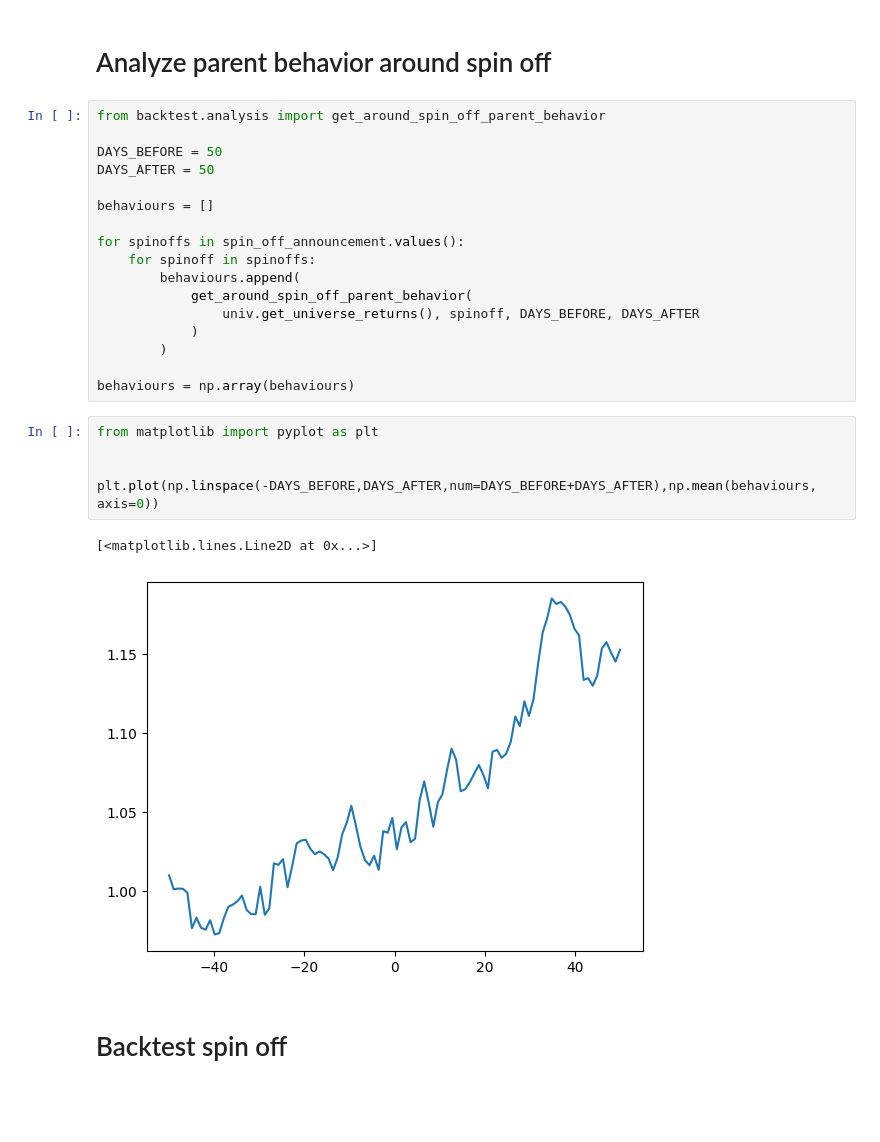
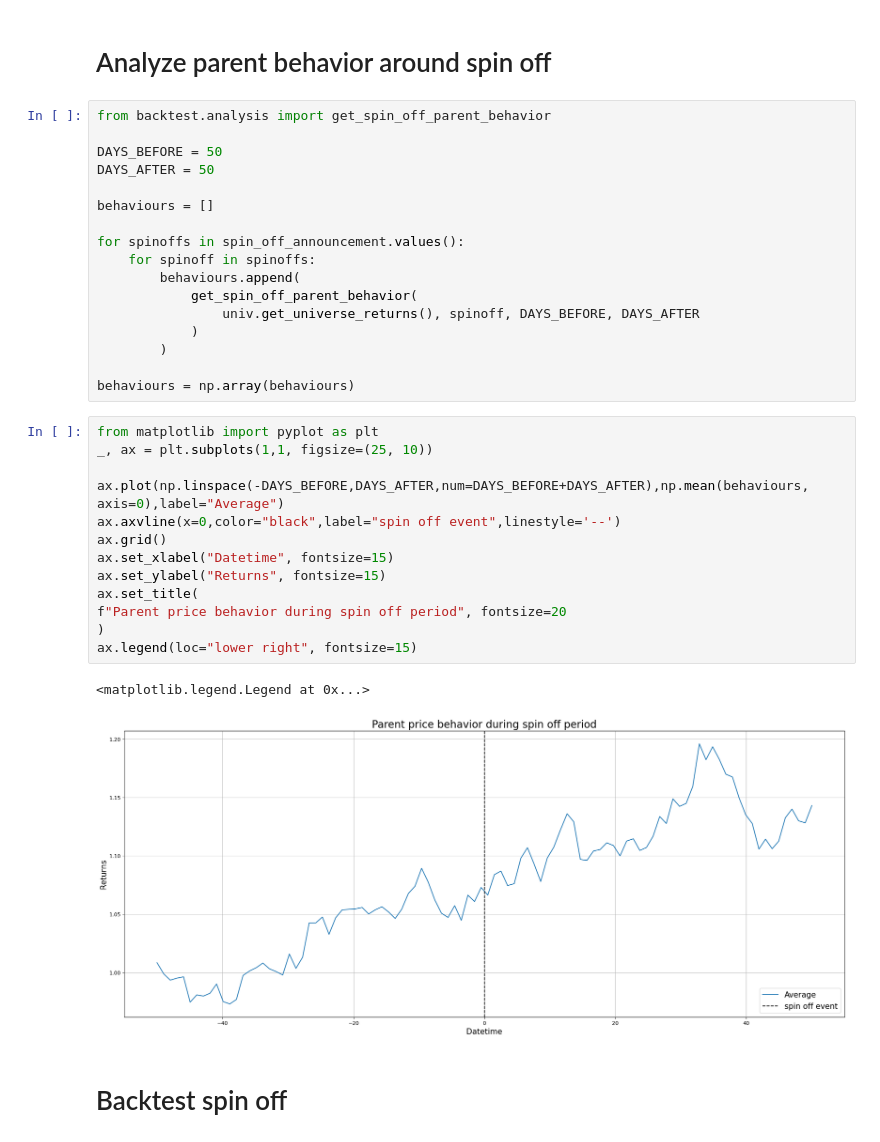
Before and after one commit to BaptisteZloch/Stock-Performance-Spin-off-Subsidiaries-Parents-ETF, a Jupyter notebook: src/Backtest_fake_data.ipynb, the cells around one changed output. Saved outputs shown, nothing was run; the diff lists cells and outputs as text; blank space fills up the shorter version.

Commit message:
Backtest & analysis fully working

```diff
--- a/src/Backtest_fake_data.ipynb
+++ b/src/Backtest_fake_data.ipynb
@@ -83,7 +83,7 @@ spin_off_announcement
 # %% [markdown]
 # Analyze parent behavior around spin off
 # %%
-from backtest.analysis import get_around_spin_off_parent_behavior
+from backtest.analysis import get_spin_off_parent_behavior
 
 DAYS_BEFORE = 50
 DAYS_AFTER = 50
@@ -93,20 +93,28 @@ behaviours = []
 for spinoffs in spin_off_announcement.values():
     for spinoff in spinoffs:
         behaviours.append(
-            get_around_spin_off_parent_behavior(
+            get_spin_off_parent_behavior(
                 univ.get_universe_returns(), spinoff, DAYS_BEFORE, DAYS_AFTER
             )
         )
 
 behaviours = np.array(behaviours)
-# %%
-from matplotlib import pyplot as plt
-
-
-plt.plot(np.linspace(-DAYS_BEFORE,DAYS_AFTER,num=DAYS_BEFORE+DAYS_AFTER),np.mean(behaviours, axis=0))
-# %% [output]
-[<matplotlib.lines.Line2D at 0x...>]
-[figure, removed]
+# %%
+from matplotlib import pyplot as plt
+_, ax = plt.subplots(1,1, figsize=(25, 10))
+
+ax.plot(np.linspace(-DAYS_BEFORE,DAYS_AFTER,num=DAYS_BEFORE+DAYS_AFTER),np.mean(behaviours, axis=0),label="Average")
+ax.axvline(x=0,color="black",label="spin off event",linestyle='--')
+ax.grid()
+ax.set_xlabel("Datetime", fontsize=15)
+ax.set_ylabel("Returns", fontsize=15)
+ax.set_title(
+f"Parent price behavior during spin off period", fontsize=20
+)
+ax.legend(loc="lower right", fontsize=15)
+# %% [output]
+<matplotlib.legend.Legend at 0x...>
+[figure, added]
 # %% [markdown]
 # Backtest spin off
 # %%
```
Also changed, not shown: parts of 3 cells of this notebook, 1 other file.
